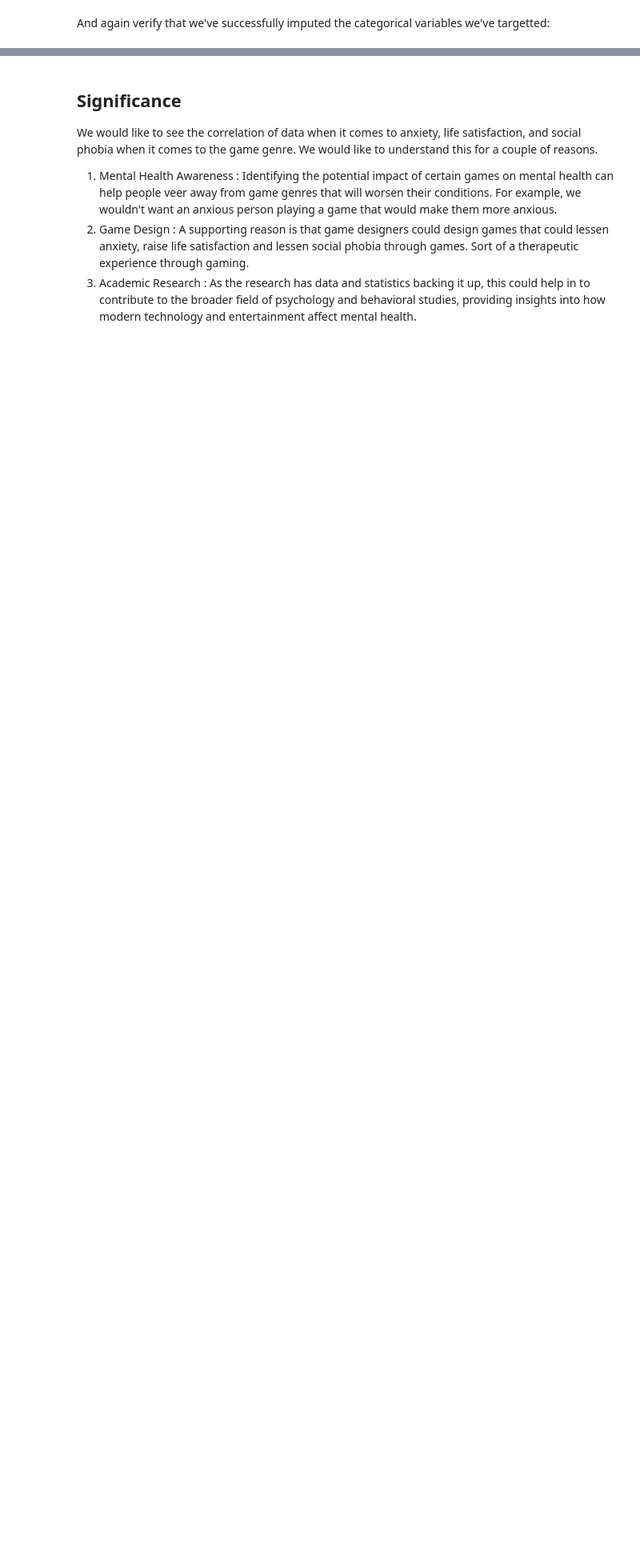
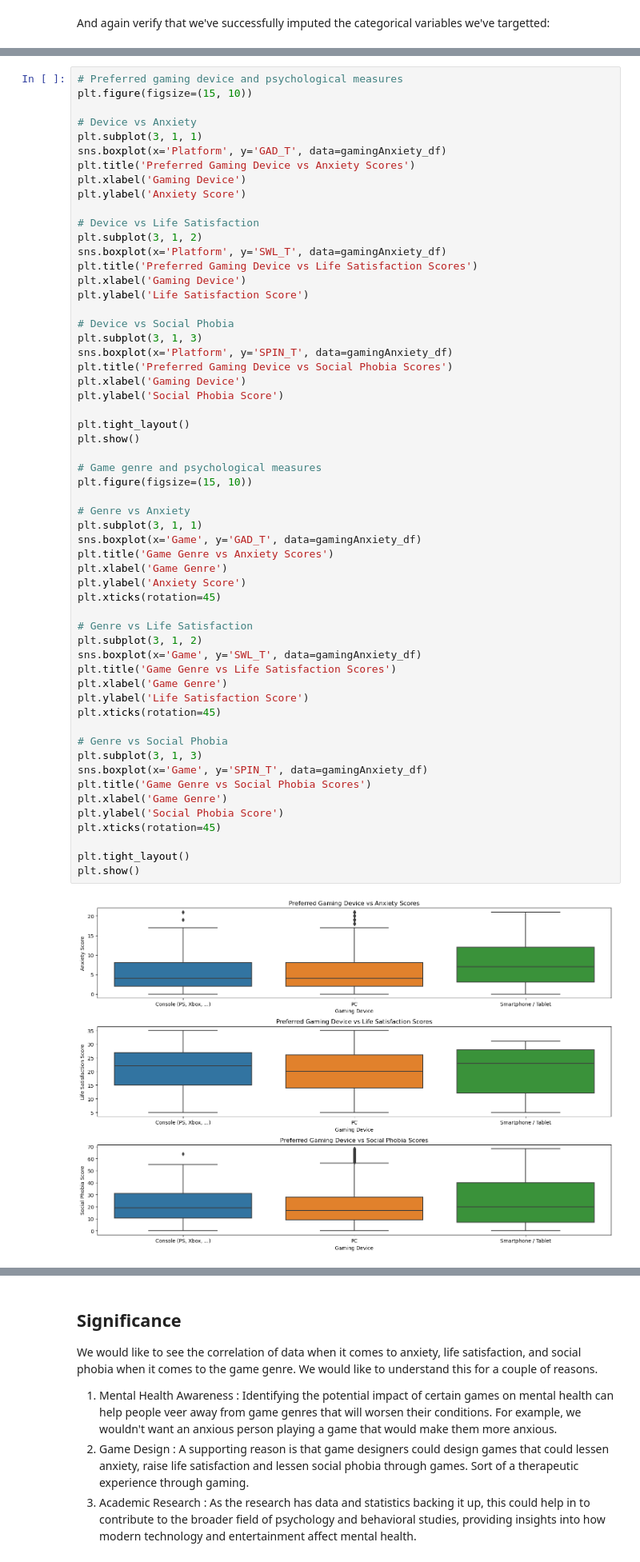
Before and after one commit to MglGuer/CSMODEL-MCO, a Jupyter notebook: Group 4 CSMODEL MCO1.ipynb, the cells around one changed output, grey strips where cells are left out. Shown at 80% size. Saved outputs shown, nothing was run; the diff lists cells and outputs as text; blank space fills up the shorter version.

```diff
--- a/Group 4 CSMODEL MCO1.ipynb
+++ b/Group 4 CSMODEL MCO1.ipynb
@@ -188,0 +282,59 @@ And again verify that we've successfully imputed the categorical variables we've
+# %%
+# Preferred gaming device and psychological measures
+plt.figure(figsize=(15, 10))
+
+# Device vs Anxiety
+plt.subplot(3, 1, 1)
+sns.boxplot(x='Platform', y='GAD_T', data=gamingAnxiety_df)
+plt.title('Preferred Gaming Device vs Anxiety Scores')
+plt.xlabel('Gaming Device')
+plt.ylabel('Anxiety Score')
+
+# Device vs Life Satisfaction
+plt.subplot(3, 1, 2)
+sns.boxplot(x='Platform', y='SWL_T', data=gamingAnxiety_df)
+plt.title('Preferred Gaming Device vs Life Satisfaction Scores')
+plt.xlabel('Gaming Device')
+plt.ylabel('Life Satisfaction Score')
+
+# Device vs Social Phobia
+plt.subplot(3, 1, 3)
+sns.boxplot(x='Platform', y='SPIN_T', data=gamingAnxiety_df)
+plt.title('Preferred Gaming Device vs Social Phobia Scores')
+plt.xlabel('Gaming Device')
+plt.ylabel('Social Phobia Score')
+
+plt.tight_layout()
+plt.show()
+
+# Game genre and psychological measures
+plt.figure(figsize=(15, 10))
+
+# Genre vs Anxiety
+plt.subplot(3, 1, 1)
+sns.boxplot(x='Game', y='GAD_T', data=gamingAnxiety_df)
+plt.title('Game Genre vs Anxiety Scores')
+plt.xlabel('Game Genre')
+plt.ylabel('Anxiety Score')
+plt.xticks(rotation=45)
+
+# Genre vs Life Satisfaction
+plt.subplot(3, 1, 2)
+sns.boxplot(x='Game', y='SWL_T', data=gamingAnxiety_df)
+plt.title('Game Genre vs Life Satisfaction Scores')
+plt.xlabel('Game Genre')
+plt.ylabel('Life Satisfaction Score')
+plt.xticks(rotation=45)
+
+# Genre vs Social Phobia
+plt.subplot(3, 1, 3)
+sns.boxplot(x='Game', y='SPIN_T', data=gamingAnxiety_df)
+plt.title('Game Genre vs Social Phobia Scores')
+plt.xlabel('Game Genre')
+plt.ylabel('Social Phobia Score')
+plt.xticks(rotation=45)
+
+plt.tight_layout()
+plt.show()
+# %% [output]
+[figure, added]
```
Also changed, not shown: parts of 20 cells of this notebook.
